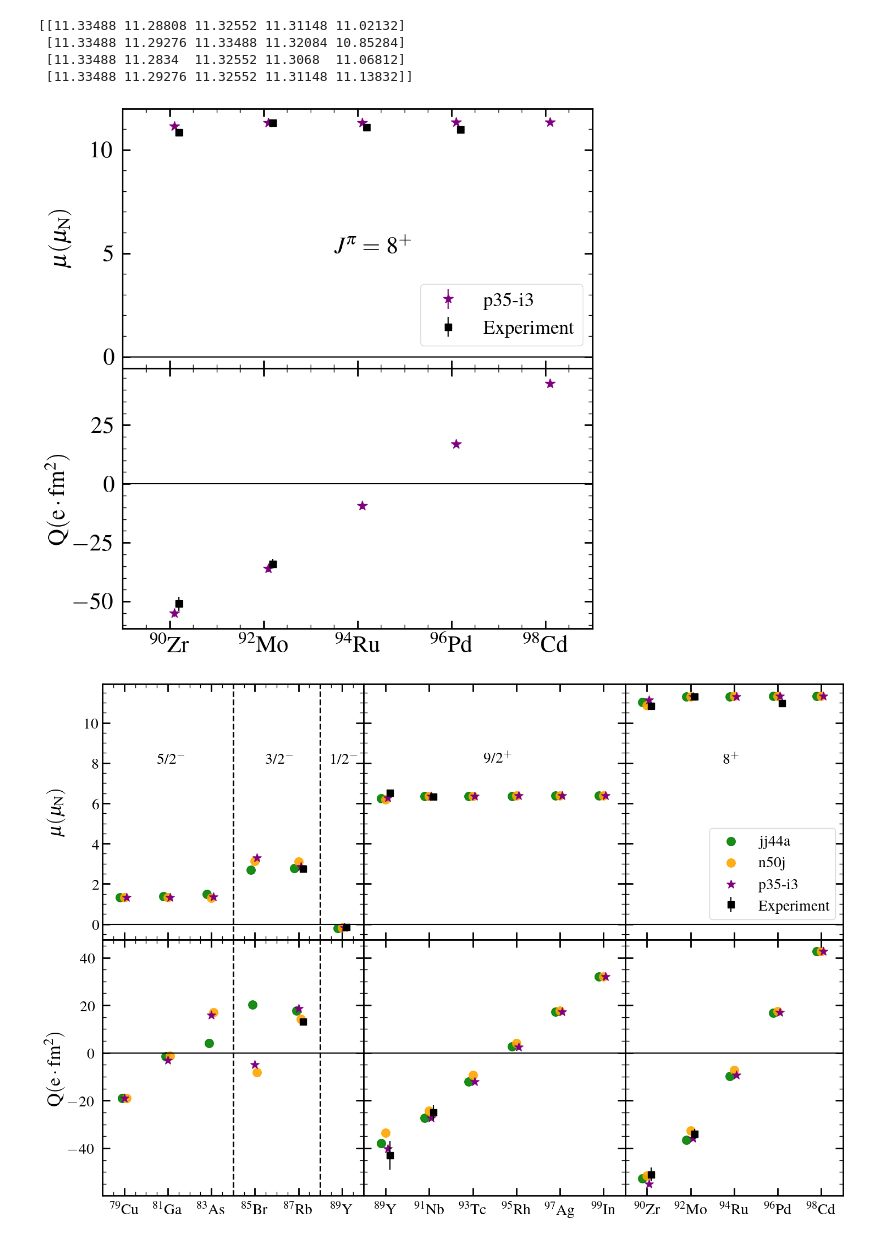
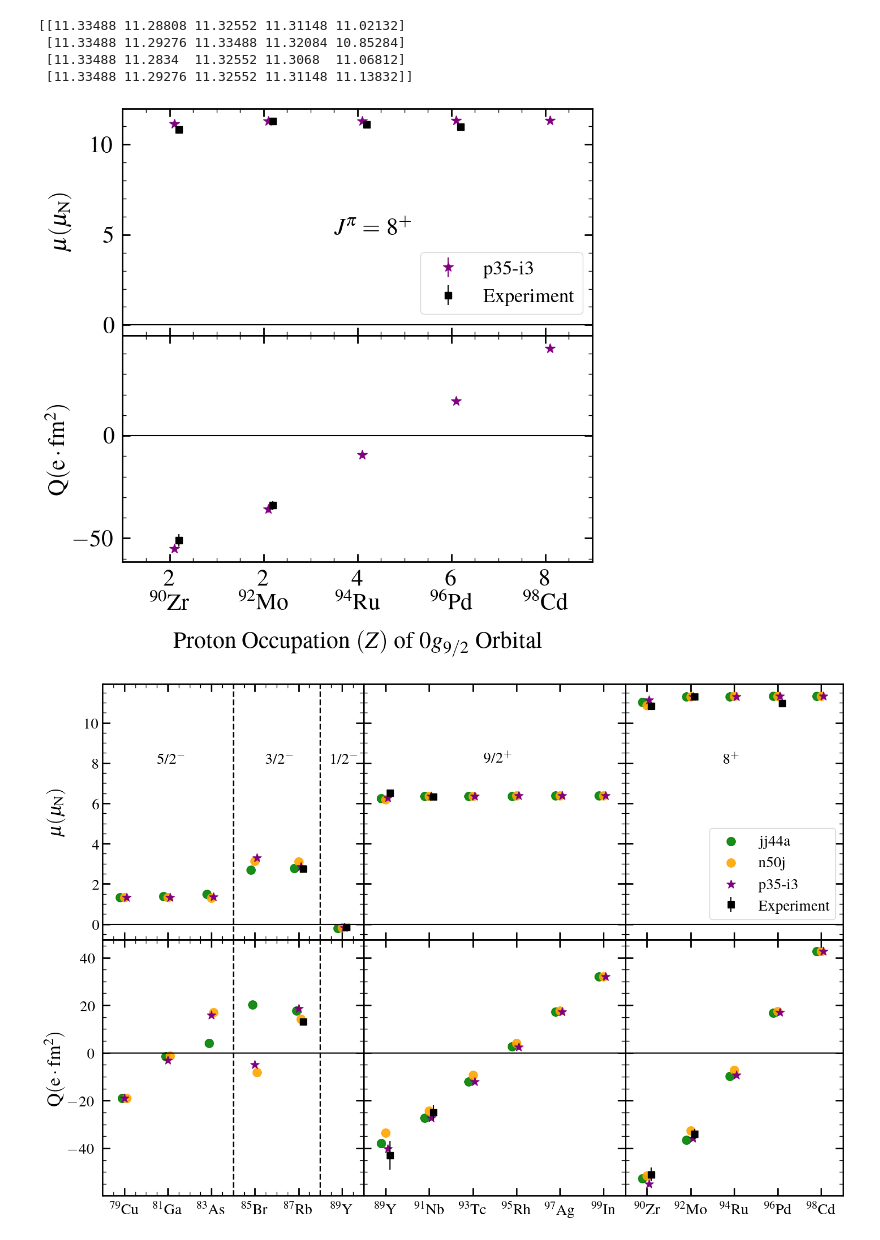
Before and after one commit to JordanPurcell/Research, a Jupyter notebook: plots/EM_properties.ipynb, the cells around one changed output. Drawn from its saved outputs; the diff is of its cells as text; code cells hidden in the pictures.

Commit message:
update muQ plot
Added proton occupation number of g9/2 orbit to x axis

```diff
--- a/plots/EM_properties.ipynb
+++ b/plots/EM_properties.ipynb
@@ -383,8 +383,8 @@ f, ax = plt.subplots(2,1, sharex='col', sharey='row', gridspec_kw={'width_ratios
 #f, ax = plt.subplots(2,1, sharey='row', gridspec_kw={'width_ratios':[6]}, squeeze=False)     # Use this for isolating subplots
 f.set_figwidth(10)
 f.set_figheight(10)
-
-plt.setp(ax[1][0], xticks=m8_A, xticklabels=m8_ticks)
+m8_ticks_modified = ['8\n$^{98}$Cd', '2\n$^{92}$Mo', '6\n$^{96}$Pd', '4\n$^{94}$Ru', '2\n$^{90}$Zr']
+plt.setp(ax[1][0], xticks=m8_A, xticklabels=m8_ticks_modified)
 
 ax[0][0].set_xlim(89,99)
 ax[0][0].plot(xeven, np.zeros(len(xeven)), color='black', linestyle='solid')
@@ -401,34 +401,35 @@ ax[0][0].errorbar([90 + 0.2, 92 + 0.2, 94 + 0.2, 96 + 0.2], [10.84, 11.30, 1.387
 #ax[0][0].scatter([m8_A[i] + 0.1 for i in range(len(m8_A))], mu_i3_6plus, color='purple', marker='*', s = 135, label='p35-i3')
 
 #ax[1][0].scatter([m8_A[i] - 0.2 for i in range(len(m8_A))], even_Q8[0], color='green', s = 125, label='jj44a', alpha=0.9)
 #ax[1][0].scatter([m8_A[i]  for i in range(len(m8_A))], even_Q8[1], color='orange',  s = 125, label='n50j', alpha=0.9)
 #ax[1][0].scatter([m8_A[i] - 0.1 for i in range(len(m8_A))], even_Q8[2], color='orange', s = 125, label='p35-i2', alpha=0.9)
 ax[1][0].errorbar([m8_A[i] + 0.1 for i in range(len(m8_A))], even_Q8[3], yerr=[1.4, 1.4, 1.4, 1.4, 1.4],
                     fmt='*', mfc='purple', mec='purple', ecolor='purple', ms=13, label='p35-i3')
 ax[1][0].errorbar([90 + 0.2, 92 + 0.2], [-51, -34], yerr=[3, 2],
                     fmt='s', mfc='black', mec='black', ecolor='black', ms=8, label='Experiment')
 
 ax[0][0].tick_params(which="major", direction="in", right=True, top=True, length=10, width=2, labelsize=30)
 ax[0][0].tick_params(which="minor", direction="in", right=True, top=True, length=5, width=1, labelsize=30)
 ax[1][0].tick_params(which="major", direction="in", right=True, top=True, length=10, width=2, labelsize=30, pad = 10)
 ax[1][0].tick_params(which="minor", direction="in", right=True, top=True, length=5, width=1, labelsize=30)
 
 #ax[1][0].set_visible(False)                # Option for isolating subplot
 
 ax[0][0].set_ylabel('$\mathrm{\mu(\mu_{N})}$', labelpad=25, fontsize=30)
 ax[1][0].set_ylabel('$\mathrm{Q(e \cdot fm^2)}$', fontsize=30)
+ax[1][0].set_xlabel('Proton Occupation $(Z)$ of $0g_{9/2}$ Orbital', labelpad=20, fontsize=30)
 
 ax[0][0].text(93.5, 5, '$J^\pi = $ 8$^{+}$', fontsize = 30)
 ax[0][0].legend(fontsize=25, bbox_to_anchor=(1, 0.05), loc="lower right").set_alpha(1)
 
 ax[0][0].tick_params(pad=10)
 plt.tight_layout()
 plt.subplots_adjust(wspace=0, hspace=0)
 ax[0][0].minorticks_on()
 ax[1][0].minorticks_on()
 plt.show()
 # %% [output]
-[figure, old version]
+[figure, new version]
 # %%
 f, ax = plt.subplots(2,3, sharex='col', sharey='row', gridspec_kw={'width_ratios':[6,6,5]})
 f.set_figwidth(15)
```
Also changed, not shown: parts of 3 cells of this notebook, 1 other file.
